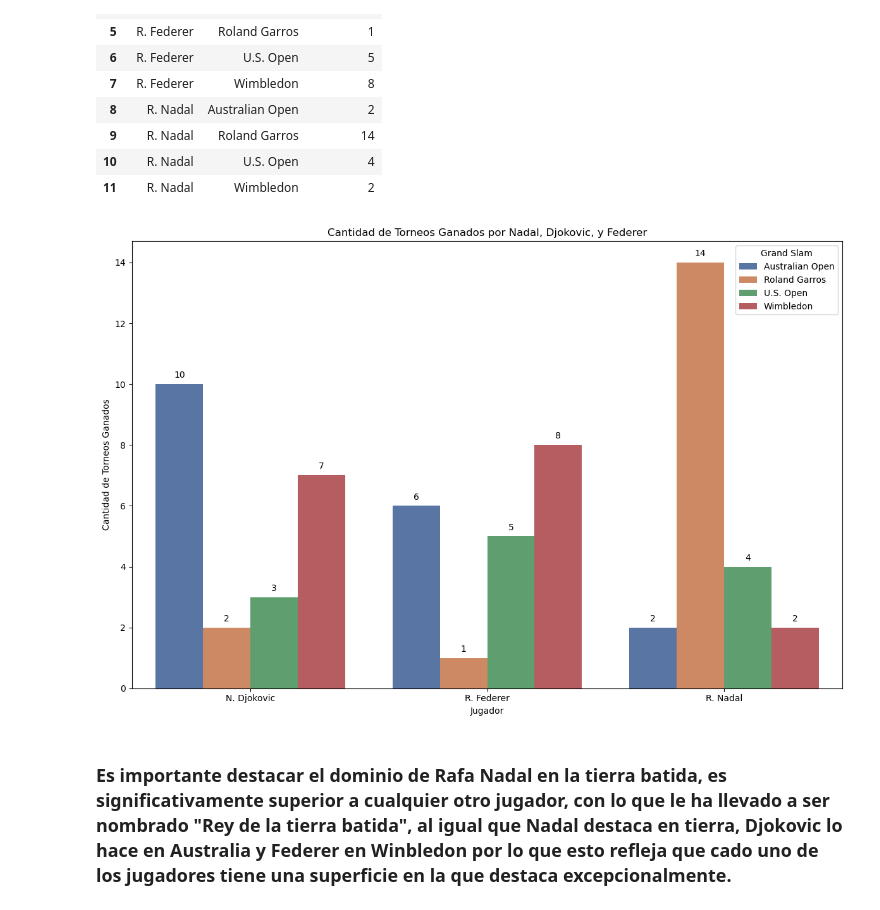
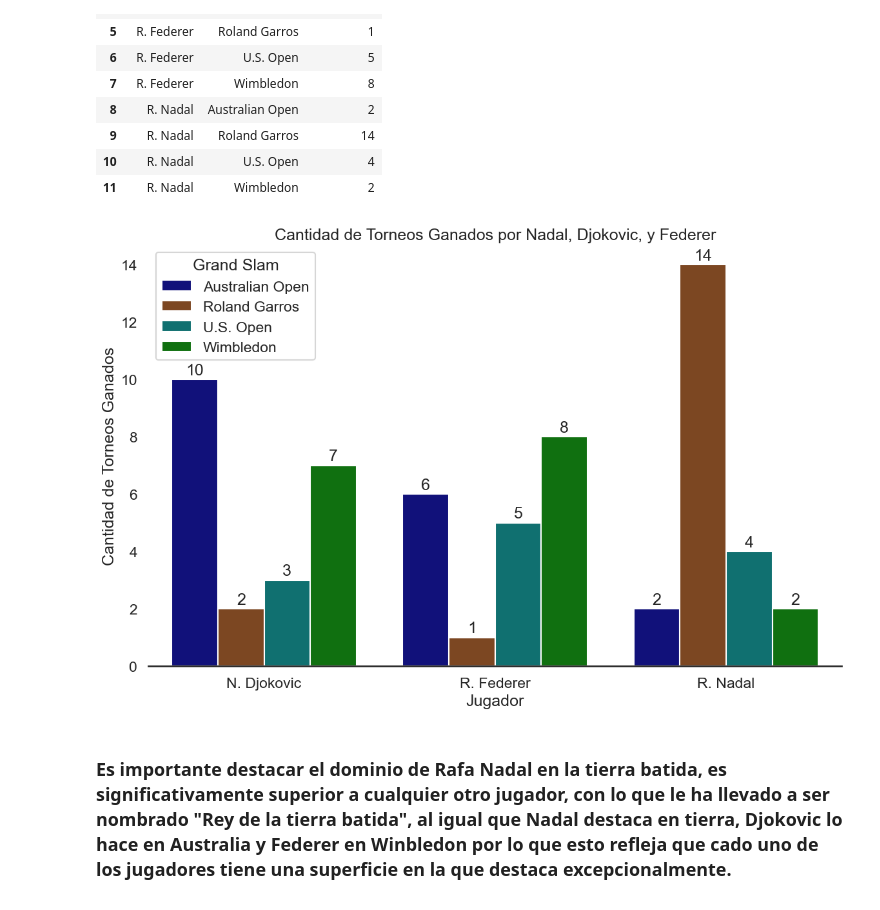
Before and after one commit to Lokhy87/EDA_entrega, a Jupyter notebook: Limpieza.ipynb, the cells around one changed output. Cells and saved outputs as stored; diff of their text form; code cells hidden in the pictures.

```diff
--- a/Limpieza.ipynb
+++ b/Limpieza.ipynb
@@ -679,29 +679,51 @@ victorias_jugadores
 | 10 | R. Nadal | U.S. Open | 4 |
 | 11 | R. Nadal | Wimbledon | 2 |
 # %%
-# Gráfico de barras
-plt.figure(figsize = (12, 8))
+import matplotlib.pyplot as plt
+import seaborn as sns
 
-barplot = sns.barplot(x = 'WINNER', y = 'Total Wins', hue = 'TOURNAMENT', data = victorias_jugadores, palette = 'deep')
+# Definir los colores personalizados para cada torneo
+colors = {
+    'Australian Open': 'darkblue',
+    'Roland Garros': 'saddlebrown',
+    'Wimbledon': 'green',
+    'U.S. Open': 'teal'
+}
 
-# Etiquetas
+# Crear un gráfico de barras con colores personalizados
+plt.figure(figsize=(12, 8))
+
+barplot = sns.barplot(
+    x='WINNER',
+    y='Total Wins',
+    hue='TOURNAMENT',
+    data=victorias_jugadores,
+    palette=colors
+)
+
+# Título y etiquetas
 plt.title('Cantidad de Torneos Ganados por Nadal, Djokovic, y Federer')
 plt.xlabel('Jugador')
 plt.ylabel('Cantidad de Torneos Ganados')
-plt.legend(title = 'Grand Slam')
+plt.legend(title='Grand Slam')
+
+# Configurar los bordes: eliminar todos menos el inferior
+sns.despine(bottom=False, left=True, right=True, top=True)
+
+# Añadir valores encima de cada barra
+for p in barplot.patches:
+    barplot.annotate(
+        format(p.get_height(), '.0f'),
+        (p.get_x() + p.get_width() / 2., p.get_height()),
+        ha='center', va='center',
+        xytext=(0, 10),
+        textcoords='offset points'
+    )
+
 plt.tight_layout()
-
-# Valores
-for p in barplot.patches:
-    barplot.annotate(format(p.get_height(), '.0f'),
-                     (p.get_x() + p.get_width() / 2., p.get_height()),
-                     ha = 'center', va = 'center',
-                     xytext = (0, 10),
-                     textcoords = 'offset points')
-
 plt.show()
 # %% [output]
-[figure, old version]
+[figure, new version]
 # %% [markdown]
 ### Es importante destacar el dominio de Rafa Nadal en la tierra batida, es significativamente superior a cualquier otro jugador, con lo que le ha llevado a ser nombrado "Rey de la tierra batida", al igual que Nadal destaca en tierra, Djokovic lo hace en Australia y Federer en Winbledon por lo que esto refleja que cado uno de los jugadores tiene una superficie en la que destaca excepcionalmente.
 # %%
```
Also changed, not shown: parts of 10 cells of this notebook.
